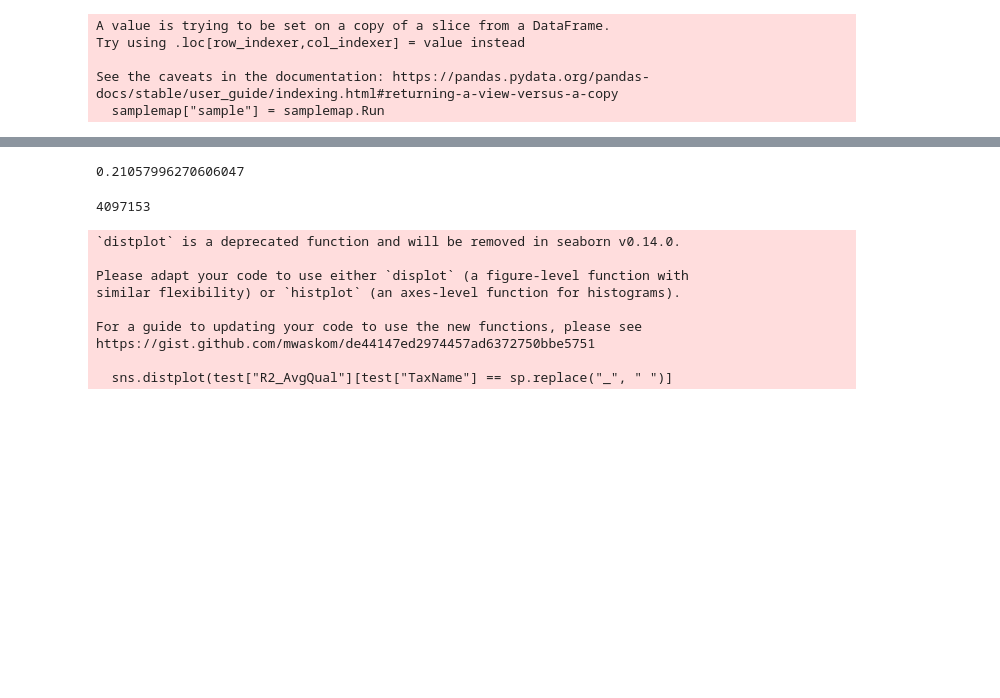
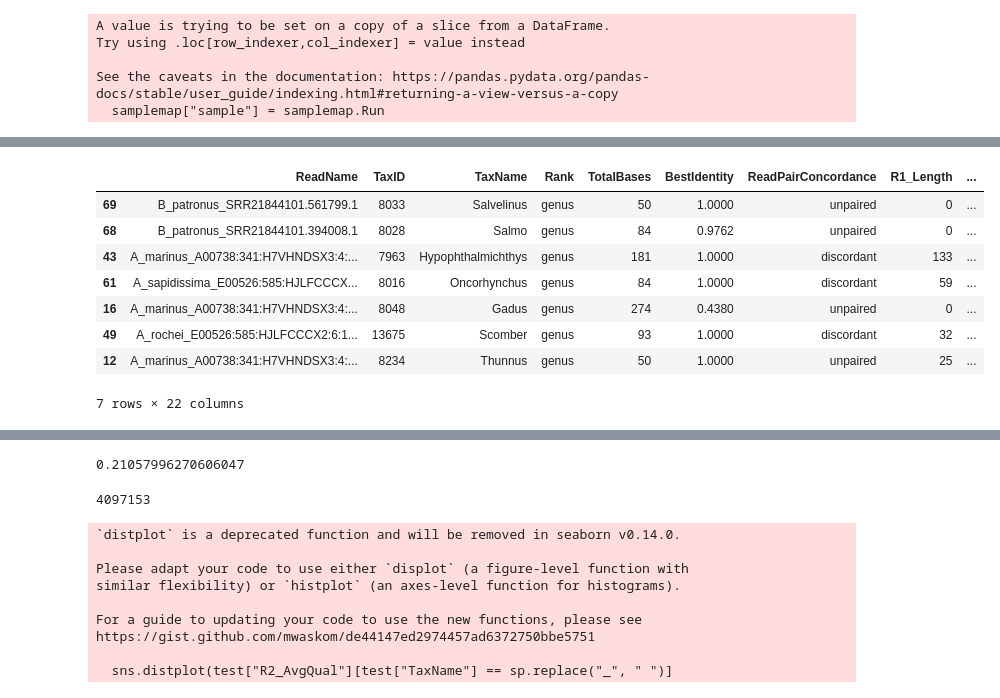
Before and after one commit to mistergroot/cladeaid, a Jupyter notebook: jupyter_notebooks/CladeAid.ipynb, the cells around one changed output, grey strips where cells are left out. Drawn from its saved outputs; the diff is of its cells as text; code cells hidden in the pictures; blank space fills up the shorter version.

```diff
--- a/jupyter_notebooks/CladeAid.ipynb
+++ b/jupyter_notebooks/CladeAid.ipynb
@@ -71,0 +890,12 @@ keys
+# %%
+rlens[rlens["Rank"] == "genus"].sort_values("len")
+# %% [output]
+|  | ReadName | TaxID | TaxName | Rank | TotalBases | BestIdentity | ReadPairConcordance | R1_Length | ... |
+| 69 | B_patronus_SRR21844101.561799.1 | 8033 | Salvelinus | genus | 50 | 1.0000 | unpaired | 0 | ... |
+| 68 | B_patronus_SRR21844101.394008.1 | 8028 | Salmo | genus | 84 | 0.9762 | unpaired | 0 | ... |
+| 43 | A_marinus_A00738:341:H7VHNDSX3:4:... | 7963 | Hypophthalmichthys | genus | 181 | 1.0000 | discordant | 133 | ... |
+| 61 | A_sapidissima_E00526:585:HJLFCCCX... | 8016 | Oncorhynchus | genus | 84 | 1.0000 | discordant | 59 | ... |
+| 16 | A_marinus_A00738:341:H7VHNDSX3:4:... | 8048 | Gadus | genus | 274 | 0.4380 | unpaired | 0 | ... |
+| 49 | A_rochei_E00526:585:HJLFCCCX2:6:1... | 13675 | Scomber | genus | 93 | 1.0000 | discordant | 32 | ... |
+| 12 | A_marinus_A00738:341:H7VHNDSX3:4:... | 8234 | Thunnus | genus | 50 | 1.0000 | unpaired | 25 | ... |
+7 rows × 22 columns
```
Also changed, not shown: parts of 91 cells of this notebook.
